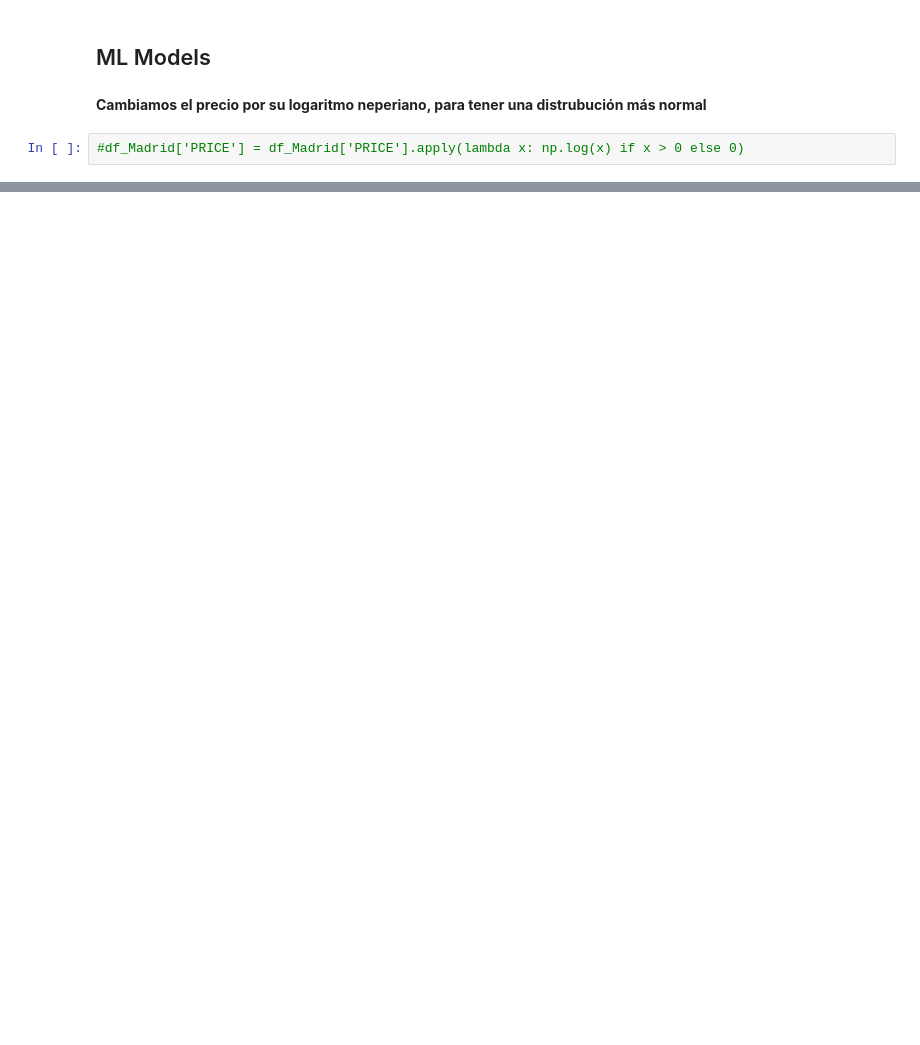
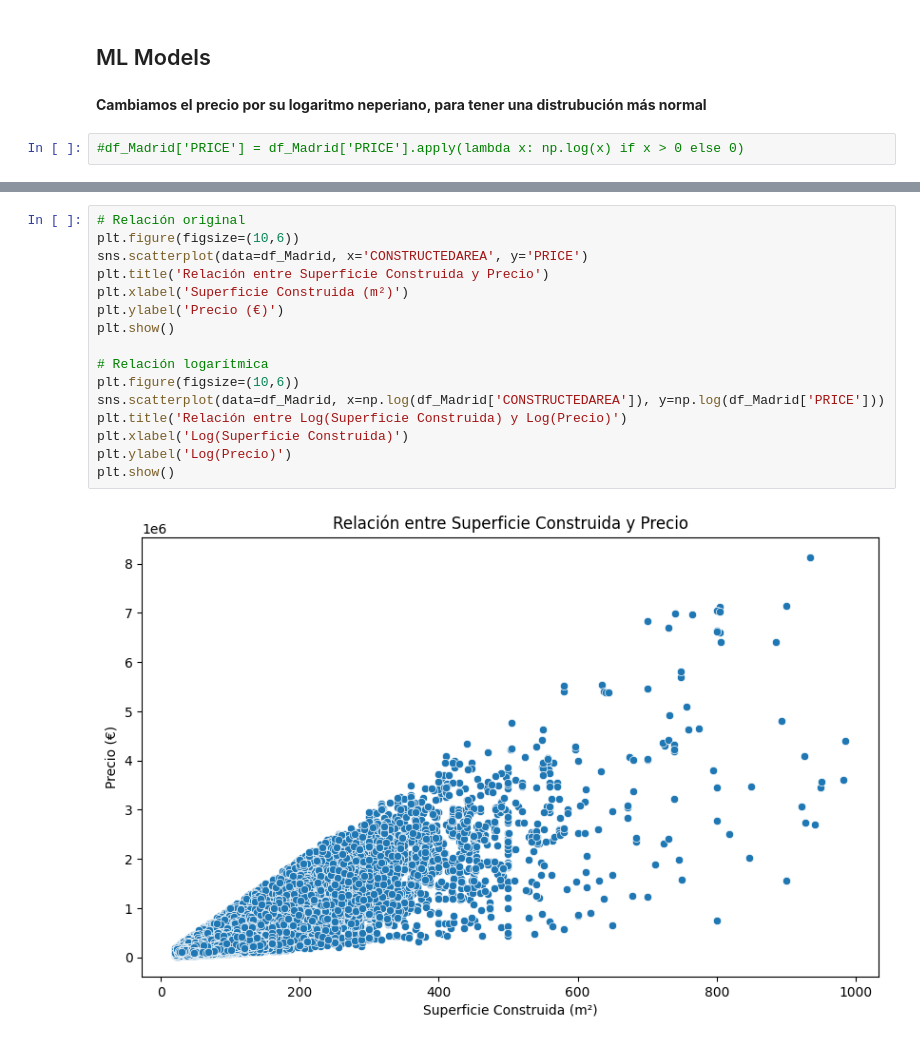
Before and after one commit to edouardor/Idealista_2024, a Jupyter notebook: Notebooks/Idealista Madrid github.ipynb, the cells around one changed output, grey strips where cells are left out. Saved outputs shown, nothing was run; the diff lists cells and outputs as text; blank space fills up the shorter version.

```diff
--- a/Notebooks/Idealista Madrid github.ipynb
+++ b/Notebooks/Idealista Madrid github.ipynb
@@ -426,0 +675,18 @@ df_Madrid.columns
+# %%
+# Relación original
+plt.figure(figsize=(10,6))
+sns.scatterplot(data=df_Madrid, x='CONSTRUCTEDAREA', y='PRICE')
+plt.title('Relación entre Superficie Construida y Precio')
+plt.xlabel('Superficie Construida (m²)')
+plt.ylabel('Precio (€)')
+plt.show()
+
+# Relación logarítmica
+plt.figure(figsize=(10,6))
+sns.scatterplot(data=df_Madrid, x=np.log(df_Madrid['CONSTRUCTEDAREA']), y=np.log(df_Madrid['PRICE']))
+plt.title('Relación entre Log(Superficie Construida) y Log(Precio)')
+plt.xlabel('Log(Superficie Construida)')
+plt.ylabel('Log(Precio)')
+plt.show()
+# %% [output]
+[figure, added]
```
Also changed, not shown: parts of 47 cells of this notebook.
